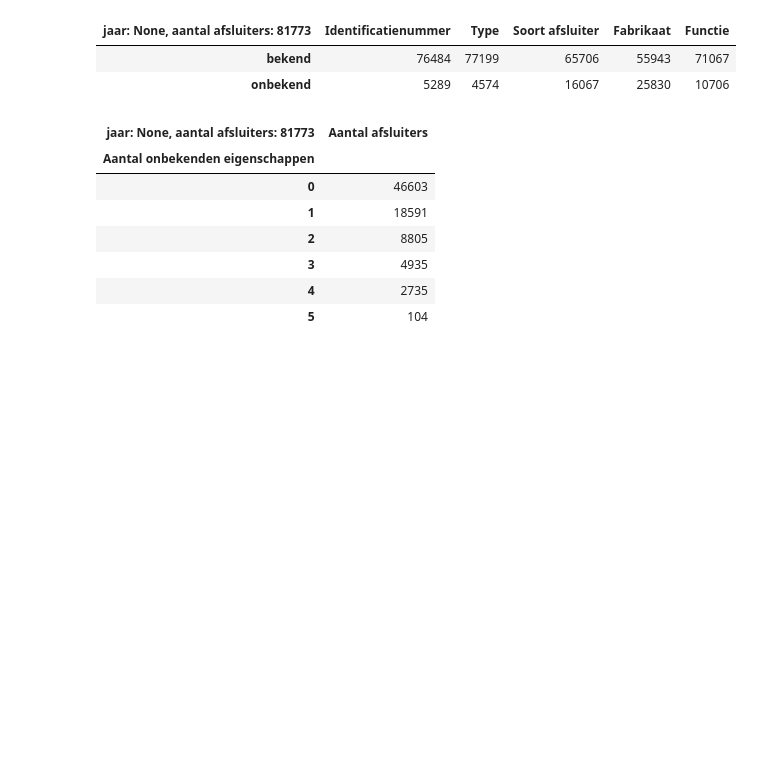
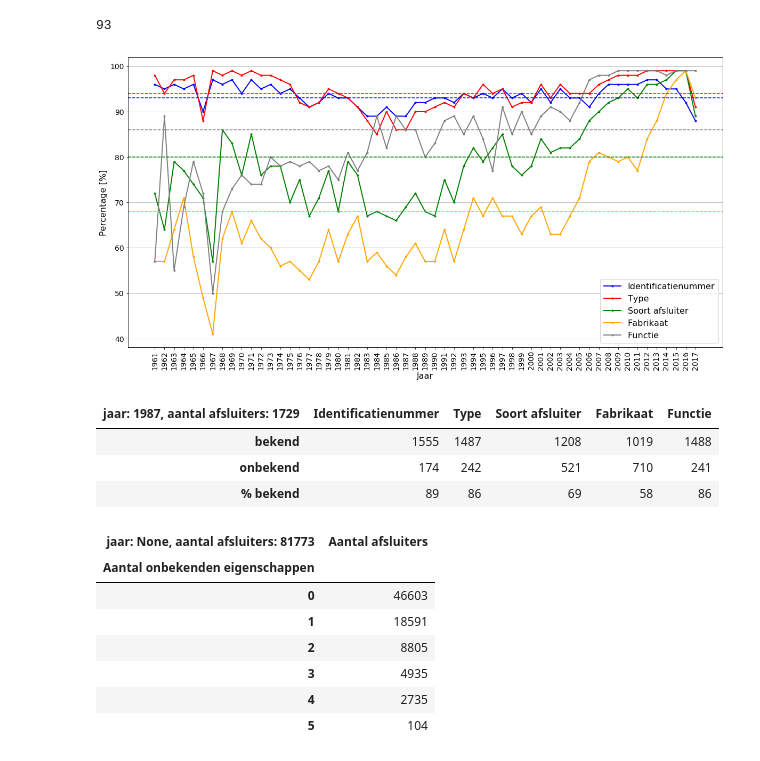
Before and after one commit to jorisbronkhorst/afsluiters, a Jupyter notebook: AfsluiterBM.ipynb, the cells around one changed output. Cells and saved outputs as stored; diff of their text form; code cells hidden in the pictures; blank space fills up the shorter version.

```diff
--- a/AfsluiterBM.ipynb
+++ b/AfsluiterBM.ipynb
@@ -4,7 +4,7 @@ import numpy as np
 from collections import Counter
 # %%
 # afsluiters uit BM GIS laden in een dataframe
-AFS = pd.read_excel('AFS_in_bedrijf_24_04_2018.xlsx', sheetname=None)
+AFS = pd.read_excel('AFS_in_bedrijf_24_04_2018.xlsx', sheet_name=None)
 Afsluiters = AFS['G afsluiter']
 # %%
 Afsluiters['Id'] = Afsluiters['Id'].fillna(0)
@@ -56,10 +76,11 @@ def tel_bekendheid(Afsluiters, jaar = None):
 
     eigenschappen = ['Identificatienummer', 'Type', 'Soort afsluiter', 'Fabrikaat', 'Functie']
 
-    eigenschap_bekendheid = pd.DataFrame(index=['bekend', 'onbekend'], columns=eigenschappen)
+    eigenschap_bekendheid = pd.DataFrame(index=['bekend', 'onbekend', '% bekend'], columns=eigenschappen)
 
     eigenschap_bekendheid.loc['bekend'] = (Afsluiters[eigenschappen] != 'Onbekend').sum()
     eigenschap_bekendheid.loc['onbekend'] = (Afsluiters[eigenschappen] == 'Onbekend').sum()
+    eigenschap_bekendheid.loc['% bekend'] = (100 * eigenschap_bekendheid.loc['bekend'] / len(Afsluiters)).astype(int)
 
     eigenschap_bekendheid.columns.name = 'jaar: %s, aantal afsluiters: %i' % (jaar, len(Afsluiters))
 
@@ -70,14 +91,46 @@ def tel_bekendheid(Afsluiters, jaar = None):
     aantal_onbekenden.columns.name = 'jaar: %s, aantal afsluiters: %i' % (jaar, len(Afsluiters))
 
     return eigenschap_bekendheid, aantal_onbekenden
+# %%
+eigenschap_bekendheid, aantal_onbekenden = tel_bekendheid(Afsluiters)
+eigenschap_bekendheid['Identificatienummer']['% bekend']
+# %% [output]
+93
+# %%
+Afsluiters = Afsluiters[Afsluiters['Jaar van eerste aanleg'] >= 1960]
+jaar_aantallen = Afsluiters.groupby('Jaar van eerste aanleg').size()
+jaar_aantallen = jaar_aantallen.drop('Onbekend')
+jaardata = Afsluiters[eigenschappen] != 'Onbekend'
+jaardata['Jaar van eerste aanleg'] = Afsluiters['Jaar van eerste aanleg']
+jaardata = jaardata.groupby('Jaar van eerste aanleg').sum().divide(0.01 * jaar_aantallen, axis=0).drop(['Onbekend', 2018.0]).astype(int)
+jaardata.index = jaardata.index.astype(int)
+# %%
+import matplotlib.pyplot as plt
+ax = jaardata.plot(figsize=(20, 10), fontsize=14, xticks=jaardata.index,
+                   rot=90,
+                   style='.-',
+                   linewidth=2,
+                   color = ['blue', 'red', 'green', 'orange', 'gray'])
+ax.legend(fontsize = 16)
+plt.xlabel('Jaar' ,fontsize=16)
+plt.ylabel('Percentage [%]', fontsize=16)
+plt.grid(axis='y')
+plt.axhline(y=eigenschap_bekendheid['Identificatienummer']['% bekend'], color='blue', linestyle='--')
+plt.axhline(y=eigenschap_bekendheid['Type']['% bekend'], color='red', linestyle='--')
+plt.axhline(y=eigenschap_bekendheid['Soort afsluiter']['% bekend'], color='green', linestyle='--')
+plt.axhline(y=eigenschap_bekendheid['Fabrikaat']['% bekend'], color='orange', linestyle='--')
+plt.axhline(y=eigenschap_bekendheid['Functie']['% bekend'], color='gray', linestyle='--')
+plt.show()
+# %% [output]
+[figure, added]
 # %%
-eigenschap_bekendheid, aantal_onbekenden = tel_bekendheid(Afsluiters)
+eigenschap_bekendheid, aantal_onbekenden = tel_bekendheid(Afsluiters, 1987)
+eigenschap_bekendheid
+# %% [output]
+| jaar: 1987, aantal afsluiters: 1729 | Identificatienummer | Type | Soort afsluiter | Fabrikaat | Functie |
+| bekend | 1555 | 1487 | 1208 | 1019 | 1488 |
+| onbekend | 174 | 242 | 521 | 710 | 241 |
+| % bekend | 89 | 86 | 69 | 58 | 86 |
-# %%
-eigenschap_bekendheid
-# %% [output]
-| jaar: None, aantal afsluiters: 81773 | Identificatienummer | Type | Soort afsluiter | Fabrikaat | Functie |
-| bekend | 76484 | 77199 | 65706 | 55943 | 71067 |
-| onbekend | 5289 | 4574 | 16067 | 25830 | 10706 |
 # %%
 aantal_onbekenden
 # %% [output]
```
Also changed, not shown: parts of 6 cells of this notebook.
